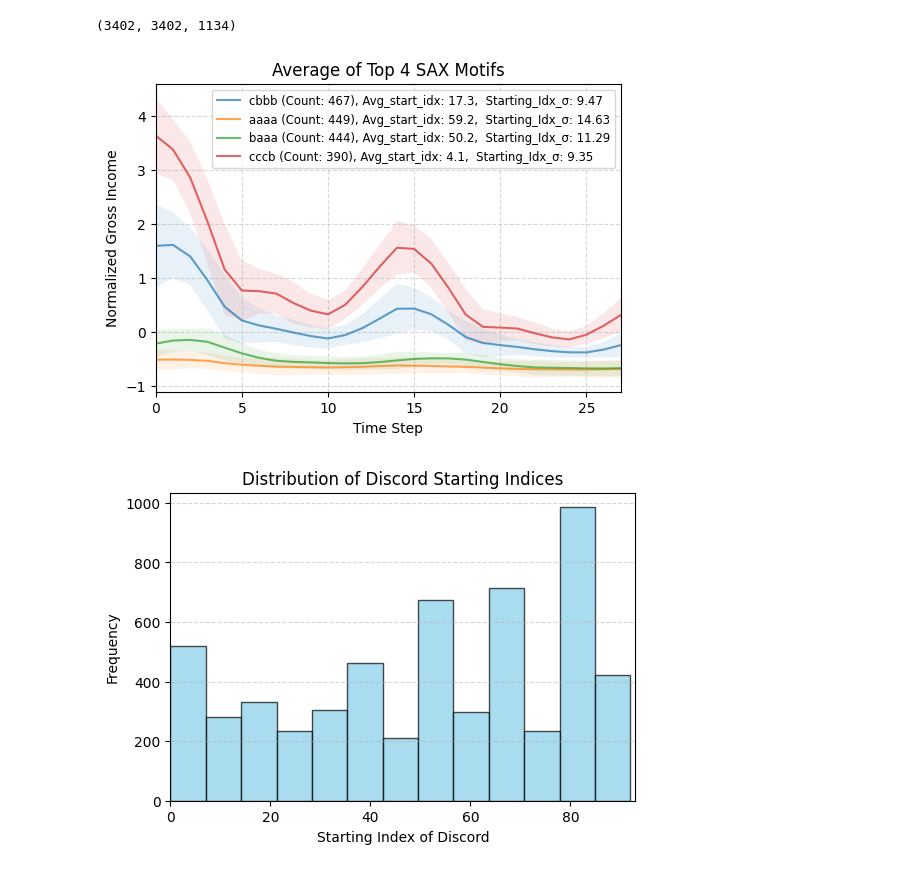
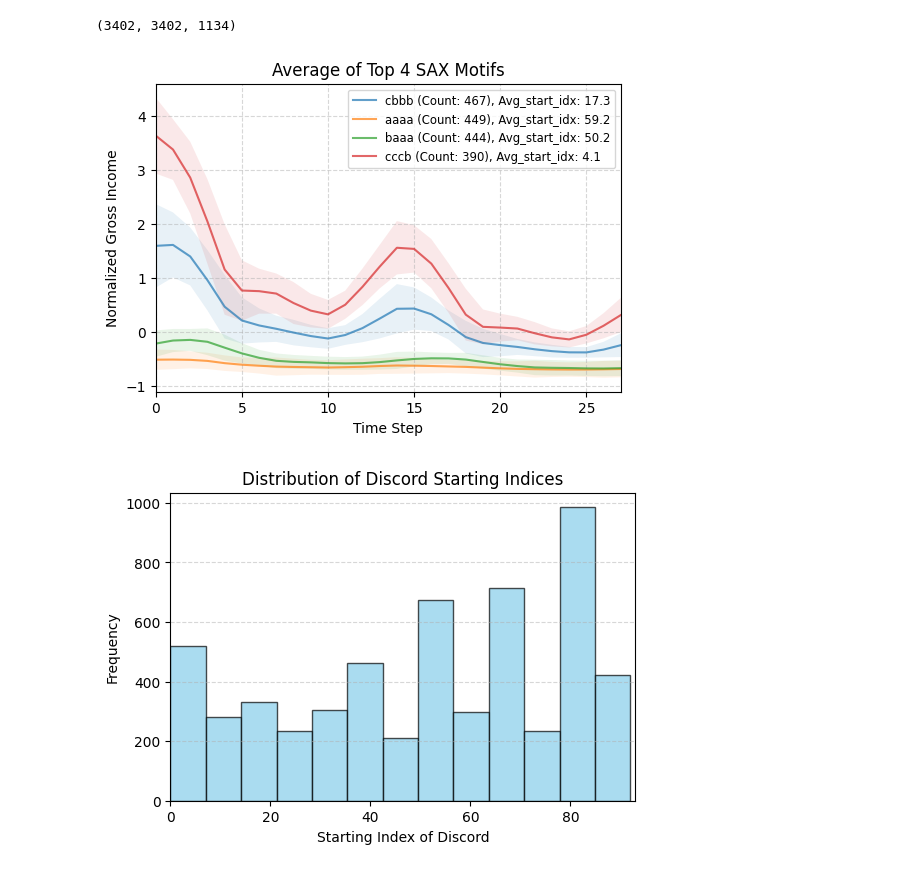
Before and after one commit to ChefBB/dm2_project, a Jupyter notebook: TS/shapelets.ipynb, the cells around one changed output. Saved outputs shown, nothing was run; the diff lists cells and outputs as text; code cells hidden in the pictures.

Commit message:
motifs update

```diff
--- a/TS/shapelets.ipynb
+++ b/TS/shapelets.ipynb
@@ -590,35 +590,36 @@ import matplotlib.pyplot as plt
 
 top_motifs = motif_counts.most_common(4)  # Get top 9 motifs
 plt.figure(figsize=(6, 4))
 for motif, count in top_motifs:
     # Find all occurrences of this motif in the original motifs list
     occurrences = [
         X_scaled[i//3][motifs[i]:motifs[i]+m]
         for i, sax in enumerate(sax_motifs) if sax == motif
     ]
 
     occ_idcs = [
         motifs[i]
         for i, sax in enumerate(sax_motifs) if sax == motif
     ]
 
-    label = f'{motif} (Count: {count}), Avg_start_idx: {np.mean(occ_idcs):.1f},  Starting_Idx_σ: {np.std(occ_idcs):.2f}'
+    # label = f'{motif} (Count: {count}), Avg_start_idx: {np.mean(occ_idcs):.1f},  Starting_Idx_σ: {np.std(occ_idcs):.2f}'
+    label = f'{motif} (Count: {count}), Avg_start_idx: {np.mean(occ_idcs):.1f}'
 
     avg_motif = np.mean(occurrences, axis=0)
     plt.plot(avg_motif, label=label, alpha=0.7)
     # Shade variance
     std_motif = np.std(occurrences, axis=0)
     plt.fill_between(range(len(avg_motif)), avg_motif - std_motif, avg_motif + std_motif, alpha=0.1)
 
 plt.title('Average of Top 4 SAX Motifs')
 plt.xlabel('Time Step')
 plt.ylabel('Normalized Gross Income')
 plt.legend(fontsize='small')
 plt.xlim(0, m - 1)
 plt.grid(alpha=0.5, linestyle='--')
 plt.show()
 # %% [output]
-[figure, old version]
+[figure, new version]
 # %%
 # Compute the indices of the top 3 discords for all time series
 indices = []
```
Also changed, not shown: parts of 4 cells of this notebook, 4 other files.
